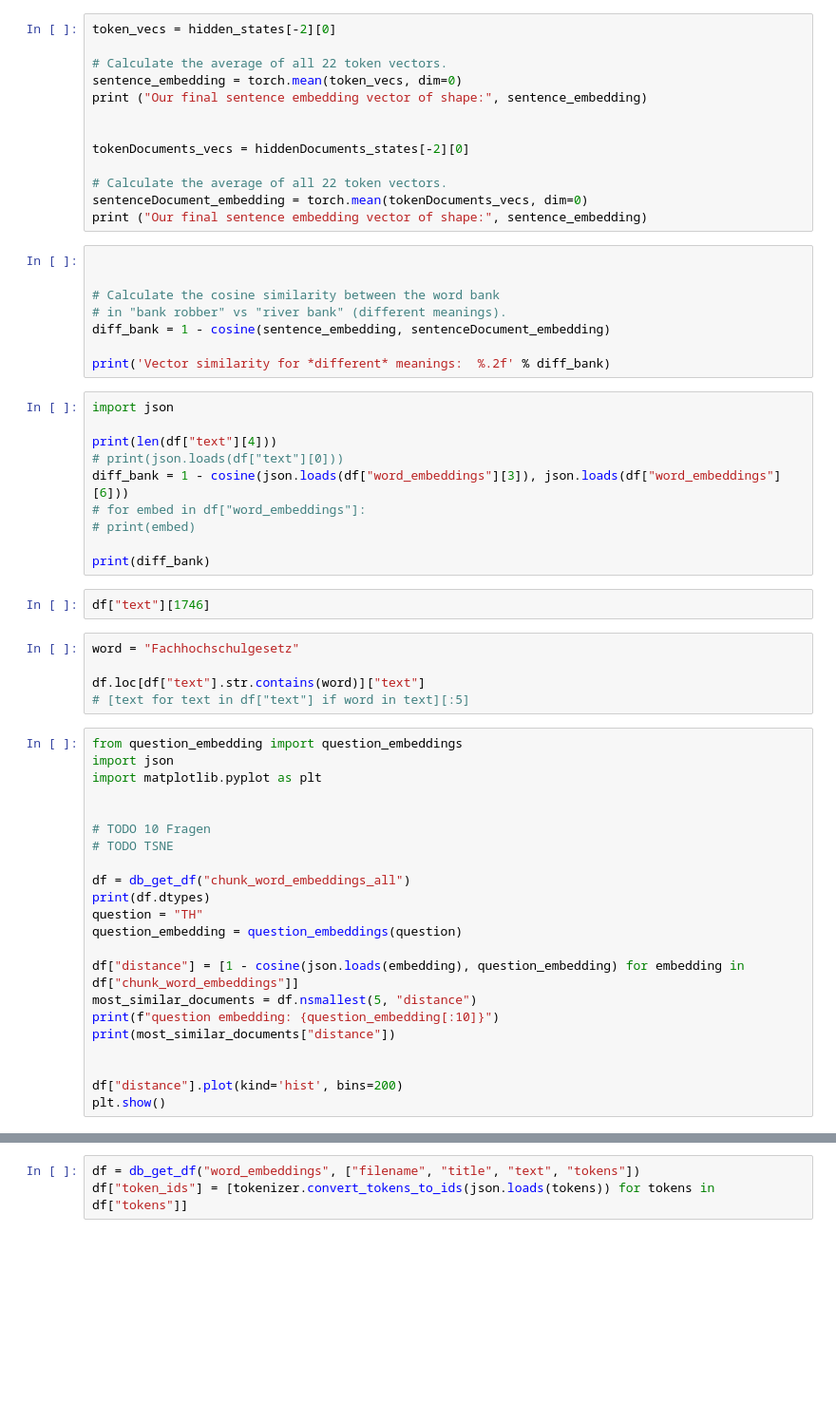
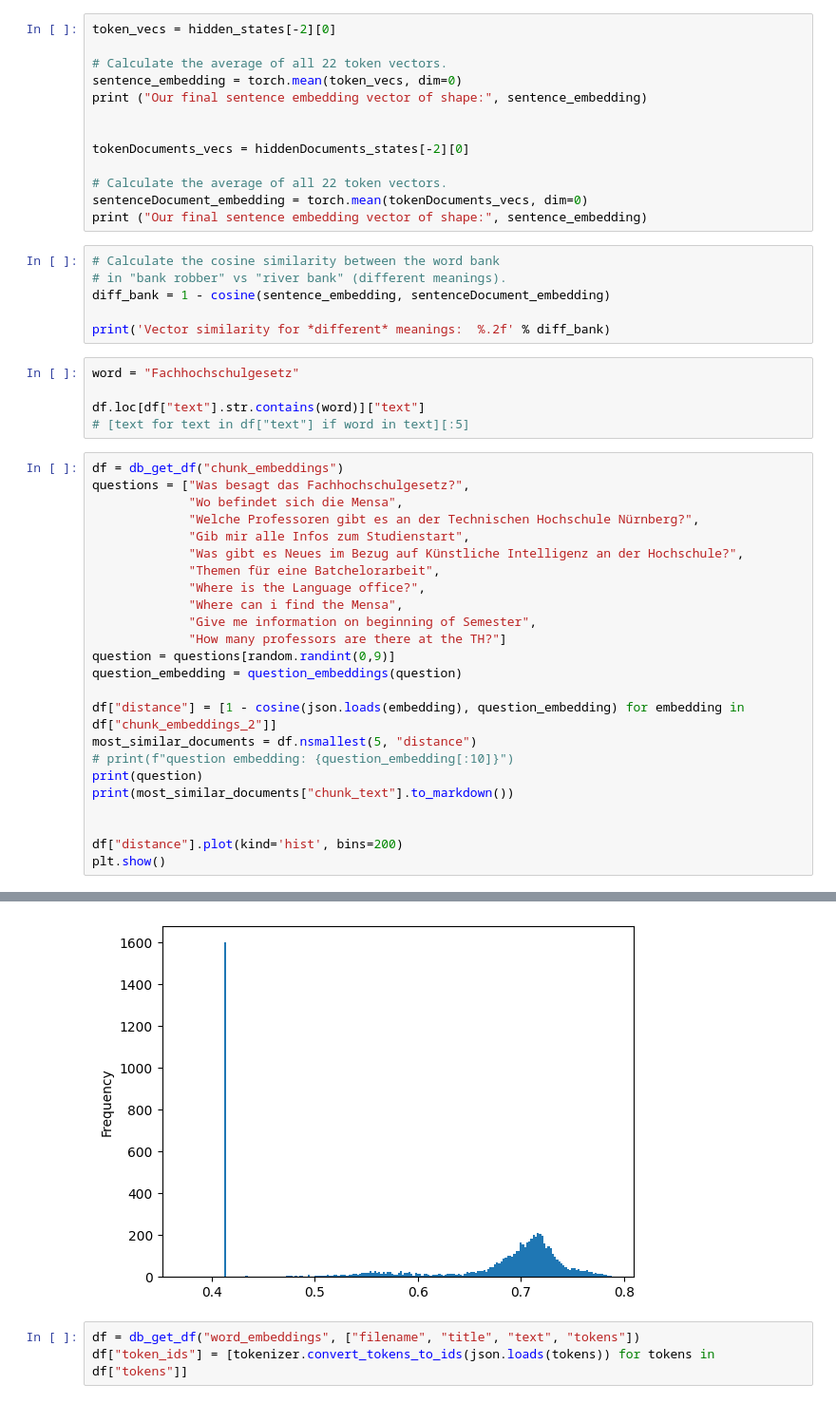
Before and after one commit to davidg-h/Daibl, a Jupyter notebook: discord_bot/scrap/data_processing.ipynb, the cells around one changed output, grey strips where cells are left out. Shown at 95% size. Drawn from its saved outputs; the diff is of its cells as text; blank space fills up the shorter version.

```diff
--- a/discord_bot/scrap/data_processing.ipynb
+++ b/discord_bot/scrap/data_processing.ipynb
@@ -607,49 +457,38 @@ tokenDocuments_vecs = hiddenDocuments_states[-2][0]
 sentenceDocument_embedding = torch.mean(tokenDocuments_vecs, dim=0)
 print ("Our final sentence embedding vector of shape:", sentence_embedding)
 # %%
-
-
 # Calculate the cosine similarity between the word bank
 # in "bank robber" vs "river bank" (different meanings).
 diff_bank = 1 - cosine(sentence_embedding, sentenceDocument_embedding)
 
 print('Vector similarity for *different* meanings:  %.2f' % diff_bank)
-# %%
-import json
-
-print(len(df["text"][4]))
-# print(json.loads(df["text"][0]))
-diff_bank = 1 - cosine(json.loads(df["word_embeddings"][3]), json.loads(df["word_embeddings"][6]))
-# for embed in df["word_embeddings"]:
-# print(embed)
-
-print(diff_bank)
-# %%
-df["text"][1746]
 # %%
 word = "Fachhochschulgesetz"
 
 df.loc[df["text"].str.contains(word)]["text"]
 # [text for text in df["text"] if word in text][:5]
-# %%
-from question_embedding import question_embeddings
-import json
-import matplotlib.pyplot as plt
-
-
-# TODO 10 Fragen
-# TODO TSNE
-
-df = db_get_df("chunk_word_embeddings_all")
-print(df.dtypes)
-question = "TH"
-question_embedding = question_embeddings(question)
-
-df["distance"] = [1 - cosine(json.loads(embedding), question_embedding) for embedding in df["chunk_word_embeddings"]]
-most_similar_documents = df.nsmallest(5, "distance")
-print(f"question embedding: {question_embedding[:10]}")
-print(most_similar_documents["distance"])
-
-
-df["distance"].plot(kind='hist', bins=200)
-plt.show()
+# %%
+df = db_get_df("chunk_embeddings")
+questions = ["Was besagt das Fachhochschulgesetz?",
+             "Wo befindet sich die Mensa",
+             "Welche Professoren gibt es an der Technischen Hochschule Nürnberg?",
+             "Gib mir alle Infos zum Studienstart",
+             "Was gibt es Neues im Bezug auf Künstliche Intelligenz an der Hochschule?",
+             "Themen für eine Batchelorarbeit",
+             "Where is the Language office?",
+             "Where can i find the Mensa",
+             "Give me information on beginning of Semester",
+             "How many professors are there at the TH?"]
+question = questions[random.randint(0,9)]
+question_embedding = question_embeddings(question)
+
+df["distance"] = [1 - cosine(json.loads(embedding), question_embedding) for embedding in df["chunk_embeddings_2"]]
+most_similar_documents = df.nsmallest(5, "distance")
+# print(f"question embedding: {question_embedding[:10]}")
+print(question)
+print(most_similar_documents["chunk_text"].to_markdown())
+
+
+df["distance"].plot(kind='hist', bins=200)
+plt.show()
+# %% [output]
@@ -656,3 +503,4 @@ plt.show()
+[figure, added]
 # %%
 df = db_get_df("word_embeddings", ["filename", "title", "text", "tokens"])
 df["token_ids"] = [tokenizer.convert_tokens_to_ids(json.loads(tokens)) for tokens in df["tokens"]]
```
Also changed, not shown: parts of 27 cells of this notebook, 1 other file.
